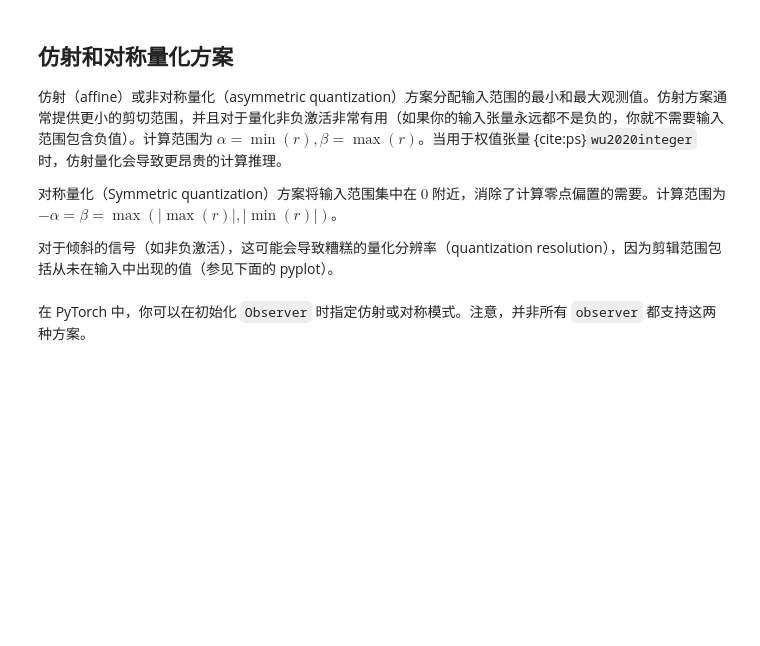
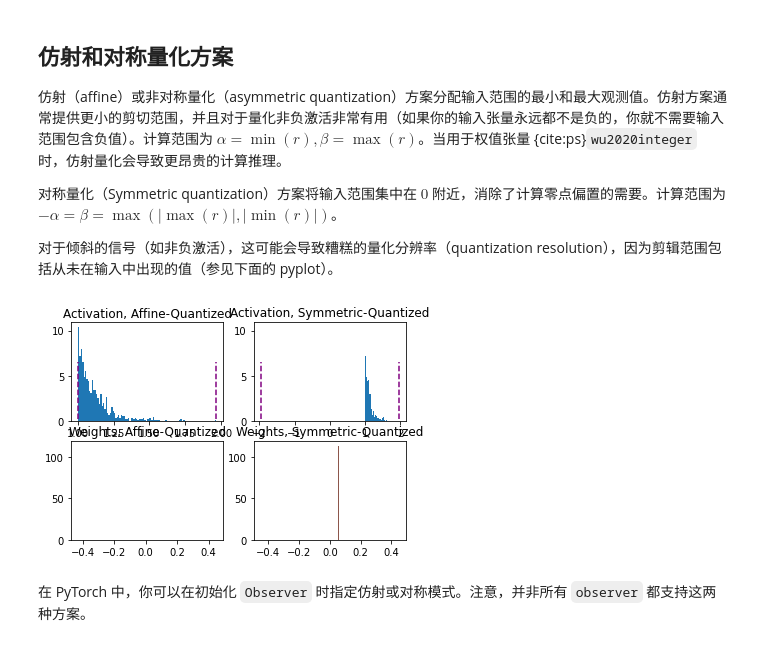
Before and after one commit to xinetzone/pytorch-book, a Jupyter notebook: docs/quantization/start/basic.ipynb, the cells around one changed output. Drawn from its saved outputs; the diff is of its cells as text; code cells hidden in the pictures; blank space fills up the shorter version.

```diff
--- a/docs/quantization/start/basic.ipynb
+++ b/docs/quantization/start/basic.ipynb
@@ -81,36 +77,39 @@ import numpy as np
 def get_symmetric_range(x):
     '''获取对称范围'''
     beta = torch.max(x.max(), x.min().abs())
     return -beta.item(), beta.item()
 
 
 def get_affine_range(x):
     '''获取仿射范围'''
     return x.min().item(), x.max().item()
 
 
 def plot(plt, data, scheme):
     '''画出不同方案的分布'''
-    boundaries = get_affine_range(
-        data) if scheme == 'affine' else get_symmetric_range(data)
+    boundaries = get_affine_range(data) if scheme == 'affine' \
+        else get_symmetric_range(data)
     a, _, _ = plt.hist(data, density=True, bins=100)
     ymin, ymax = np.quantile(a[a > 0], [0.25, 0.95])
     plt.vlines(x=boundaries, ls='--', colors='purple', ymin=ymin, ymax=ymax)
+
 
 # 模拟激活和权重
 act = torch.distributions.pareto.Pareto(1, 10).sample((1, 1024))
 weights = torch.distributions.normal.Normal(0, 0.12).sample((3, 64, 7, 7)).flatten()
 
-fig, axs = plt.subplots(2,2)
+fig, axs = plt.subplots(2, 2)
 plot(axs[0, 0], act, 'affine')
 axs[0, 0].set_title("Activation, Affine-Quantized")
 plot(axs[0, 1], act, 'symmetric')
 axs[0, 1].set_title("Activation, Symmetric-Quantized")
 plot(axs[1, 0], weights, 'affine')
 axs[1, 0].set_title("Weights, Affine-Quantized")
 plot(axs[1, 1], weights, 'symmetric')
 axs[1, 1].set_title("Weights, Symmetric-Quantized")
 plt.show()
+# %% [output]
+[figure, added]
 # %% [markdown]
 在 PyTorch 中，你可以在初始化 `Observer` 时指定仿射或对称模式。注意，并非所有 `observer` 都支持这两种方案。
 # %%
```
Also changed, not shown: parts of 10 cells of this notebook, 11 other files.
